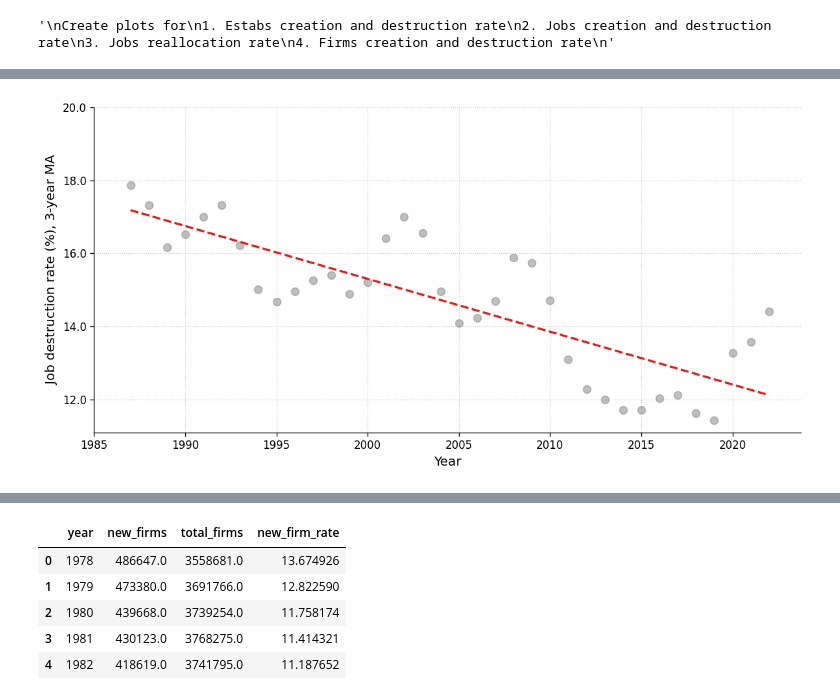
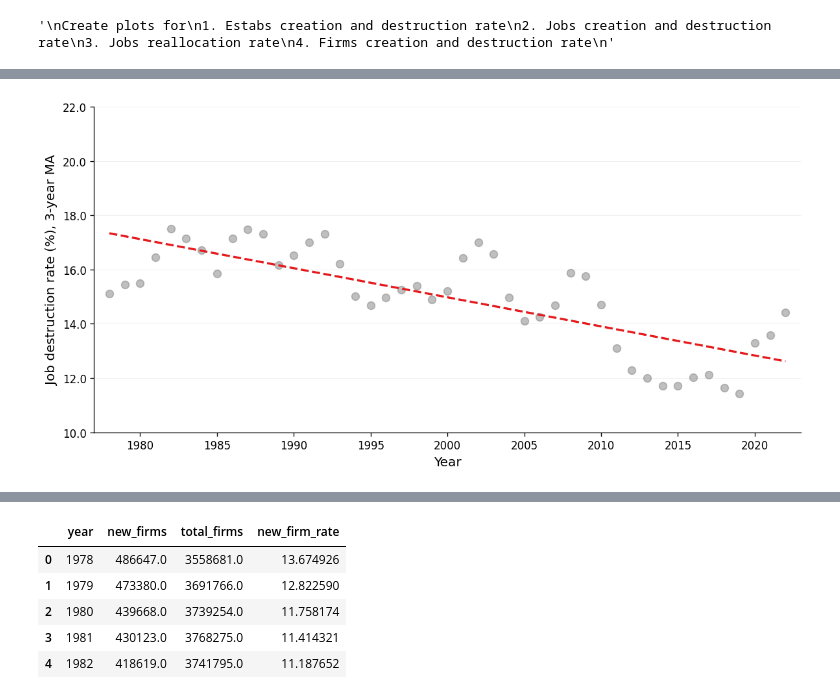
Before and after one commit to daniel-seymour/EC334-Summative, a Jupyter notebook: data-viz/bus_dynamism_trends.ipynb, the cells around one changed output, grey strips where cells are left out. Drawn from its saved outputs; the diff is of its cells as text; code cells hidden in the pictures.

```diff
--- a/data-viz/bus_dynamism_trends.ipynb
+++ b/data-viz/bus_dynamism_trends.ipynb
@@ -13,7 +13,7 @@ import pandas as pd
 import matplotlib.pyplot as plt
 from sklearn.linear_model import LinearRegression
 # %%
-data_path = "/Users/danielseymour/Developer/EC334-Summative/processed_data/two_digit_NAICS_bds_tfp.csv"
+data_path = "/Users/danielseymour/Developer/EC334-Summative/raw_data/dynamism_data/bds2022_sec.csv"
 merged = pd.read_csv(data_path)
 # %%
 merged.head(20)
@@ -39,3 +39,8 @@ merged.head(20)
+# %%
+merged = merged.rename(columns={'sector': 'NAICS'})
+# %%
+# Create a new column for the percentage of firms destroyed
+merged['firms_percent_destroyed'] = (merged['firmdeath_firms'] / merged['firms']) * 100
 # %%
 merged.columns
 # %% [output]
@@ -173,49 +197,71 @@ y = df_plot['job_destruction_rate_3yr_avg'].values
 model = LinearRegression().fit(X, y)
 y_trend = model.predict(X)
 
-# 2) Start the figure
+# 2) Start the figure with a clean style
 plt.style.use('default')
 fig, ax = plt.subplots(figsize=(10, 5), dpi=120)
 ax.set_facecolor('white')
 
 # 3) Plot only the grey dots (no connecting lines)
 ax.scatter(
     df_plot['year'],
     y,
     s=50,
     color='grey',
     alpha=0.5,
 )
 
-# 4) Plot the trend line in a light blue (no markers)
+# 4) Plot the trend line in red (no markers)
 ax.plot(
     df_plot['year'],
     y_trend,
     linestyle='--',
     linewidth=2,
-    color='#E41A1C')
+    color='#E41A1C',  # Keep the red color for destruction rate
+)
 
-# 5) Ticks
-ax.set_xticks(range(1985, df_plot['year'].max()+1, 5))
-ax.set_yticks([12.0, 14.0, 16.0, 18.0, 20.0])
+# 5) Properly set x-ticks to avoid broken years
+min_year = df_plot['year'].min()
+max_year = df_plot['year'].max()
+start_year = min_year - (min_year % 5)
+if start_year < min_year:
+    start_year += 5
+x_ticks = range(start_year, max_year + 6, 5)
+ax.set_xticks(x_ticks)
+
+# 6) UPDATED: Fixed y-axis limits from 10 to 22
+ax.set_ylim(10, 22)
+
+# 7) UPDATED: Fixed y-ticks with increments of 2
+y_ticks = range(10, 24, 2)  # 10, 12, 14, 16, 18, 20, 22
+ax.set_yticks(y_ticks)
 ax.yaxis.set_major_formatter('{x:.1f}')  # show one decimal place
 
-# 6) Spine cleanup
+# 8) Set appropriate x-axis limits to avoid cutoff
+ax.set_xlim(min_year - 1, max_year + 1)
+
+# 9) Single-axis "spine" style
 ax.spines['top'].set_visible(False)
 ax.spines['right'].set_visible(False)
+ax.spines['left'].set_linewidth(0.8)  # Slightly thinner left spine
+ax.spines['bottom'].set_linewidth(0.8)  # Slightly thinner bottom spine
 
-# 7) Gridlines (behind data)
-ax.grid(which='major', linestyle=':', linewidth=0.7, alpha=0.7)
-ax.set_axisbelow(True)
+# 10) Lighter, thinner horizontal gridlines only
+ax.grid(which='major', axis='y', linestyle='-', linewidth=0.4, color='#E0E0E0', alpha=0.7)
+ax.set_axisbelow(True)  # Ensure grid is behind data
 
-# 8) Labels only on the axes (no title, no legend)
+# 11) Labels only on the axes (no title, no legend)
 ax.set_xlabel('Year', fontsize=12)
 ax.set_ylabel('Job destruction rate (%), 3-year MA', fontsize=12)
 
+# 12) Ensure tick labels are clean and properly sized
+ax.tick_params(axis='both', which='major', labelsize=10)
+
 plt.tight_layout()
+plt.savefig('../figures/job_destruction_rate_trend.png', dpi=300, bbox_inches='tight')
 plt.show()
 # %% [output]
-[figure, old version]
+[figure, new version]
 # %%
 # ── 3) Build an all-sector annual series of the smoothed net_job_creation_rate
 df_plot = (
```
Also changed, not shown: parts of 22 cells of this notebook, 25 other files.
